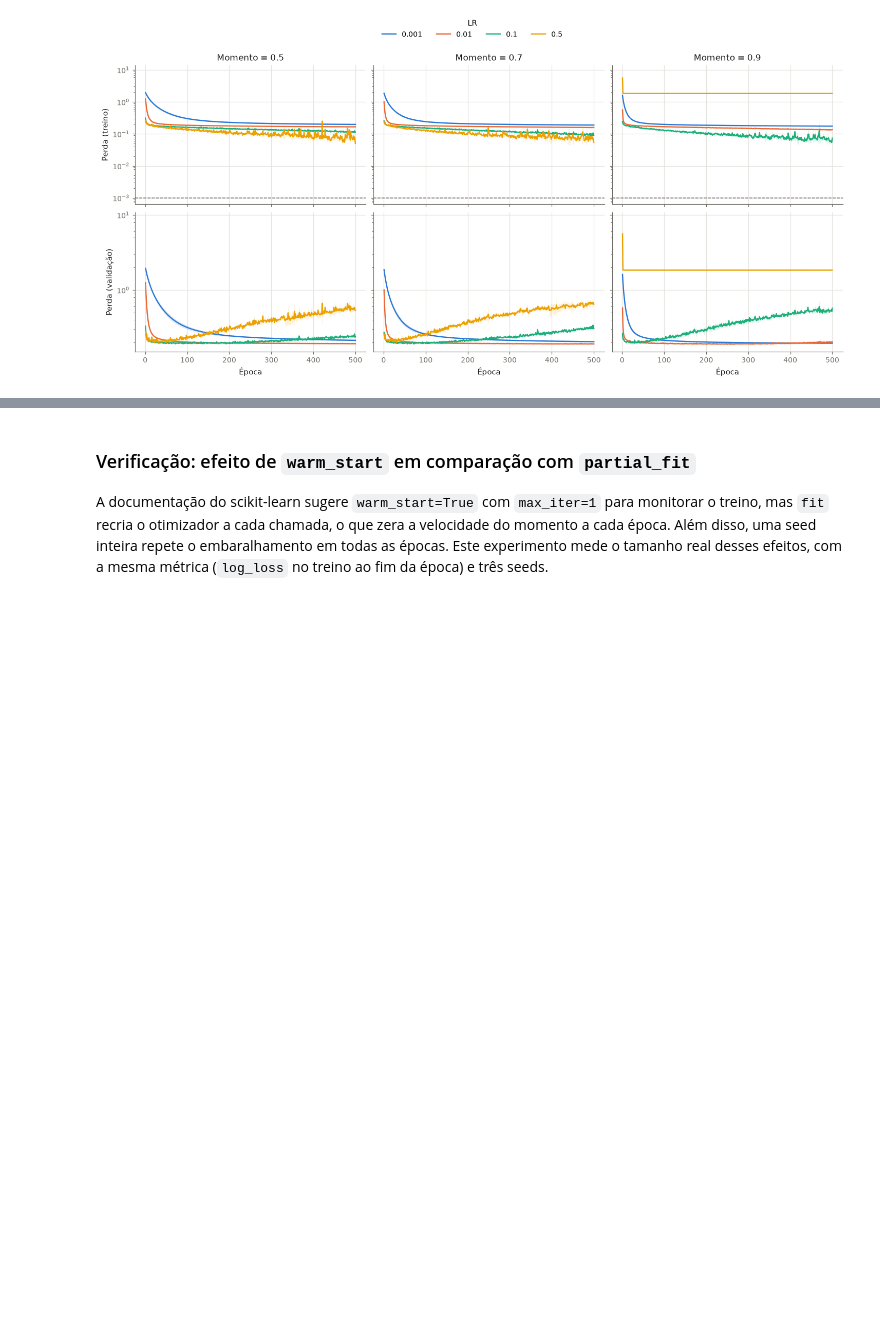
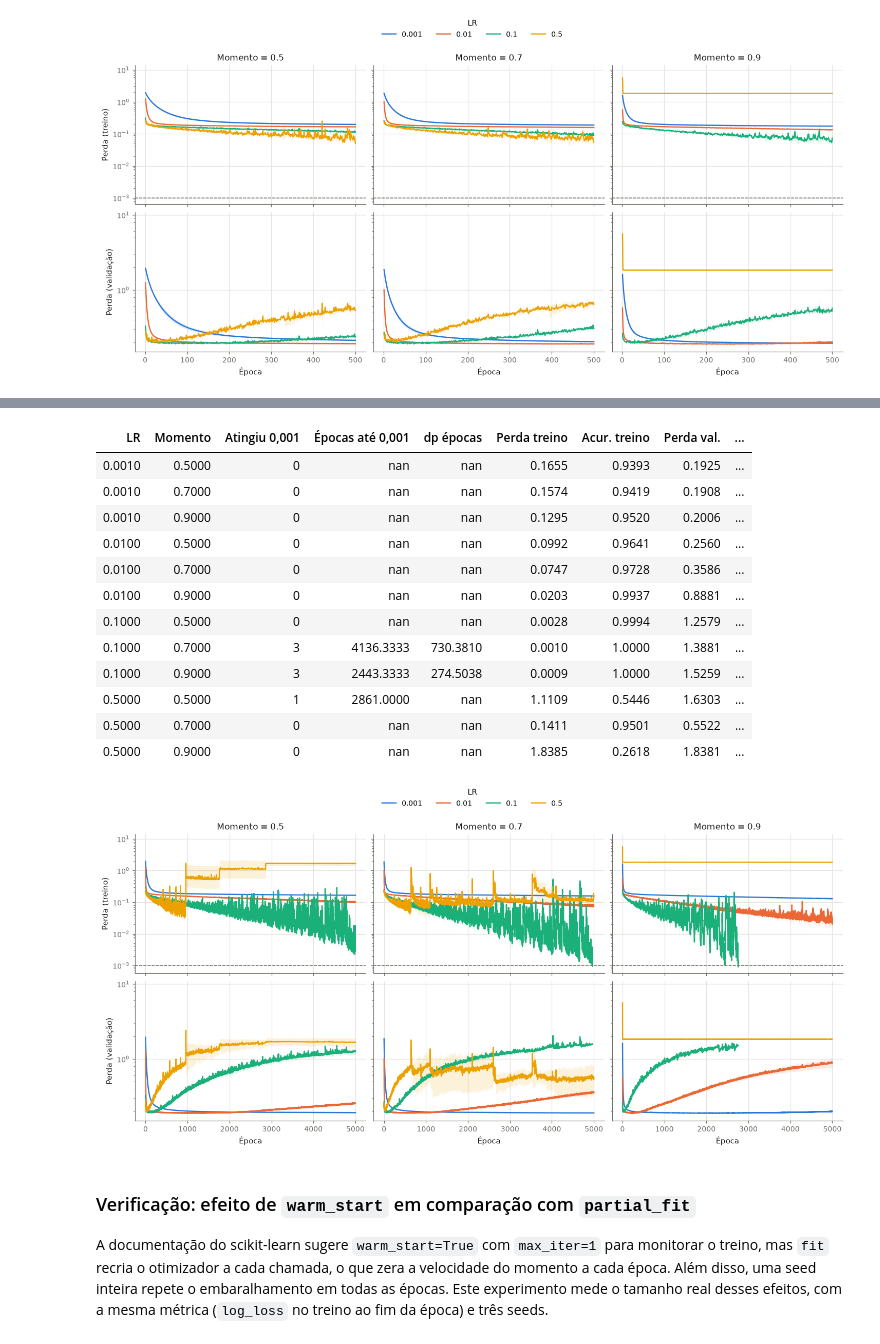
Before and after one commit to William-SWS/mlp-experiment, a Jupyter notebook: notebooks/mlp_dry_bean.ipynb, the cells around one changed output, grey strips where cells are left out. Cells and saved outputs as stored; diff of their text form; code cells hidden in the pictures; blank space fills up the shorter version.

Commit message:
upload da nova configuração dos experimentos

```diff
--- a/notebooks/mlp_dry_bean.ipynb
+++ b/notebooks/mlp_dry_bean.ipynb
@@ -74,6 +74,7 @@ COLUMN_DIGITS = {
     "Épocas até 0,20": 1,
     "Épocas até 0,001": 0,
     "Época val. mín.": 0,
+    "dp épocas": 0,
     "LR": 3,
     "Momento": 1,
 }
@@ -297,3 +305,70 @@ save_figure(
+# %%
+LONG_EPOCHS = 5000
+
+q2_long = run_trials(
+    [
+        Trial(
+            f"LR={lr} m={momentum}",
+            MLPConfig(hidden_layers=Q1_CONFIG.hidden_layers, learning_rate=lr, momentum=momentum,
+                      max_epochs=LONG_EPOCHS, target_loss=TARGET_LOSS),
+            seed,
+        )
+        for lr in LEARNING_RATES
+        for momentum in MOMENTA
+        for seed in THREE_SEEDS
+    ],
+    splits,
+    monitor=("val",),
+)
+q2_long_agg = aggregate(q2_long.summary)
+show(
+    q2_long_agg[["learning_rate", "momentum", "runs_reached_target", "epochs_to_target_mean", "epochs_to_target_std",
+                 "train_loss_mean", "train_accuracy_mean", "val_loss_mean", "val_loss_min_mean", "val_f1_mean"]].rename(
+        columns={
+            "learning_rate": "LR",
+            "momentum": "Momento",
+            "runs_reached_target": "Atingiu 0,001",
+            "epochs_to_target_mean": "Épocas até 0,001",
+            "epochs_to_target_std": "dp épocas",
+            "train_loss_mean": "Perda treino",
+            "train_accuracy_mean": "Acur. treino",
+            "val_loss_mean": "Perda val.",
+            "val_loss_min_mean": "Perda val. mín.",
+            "val_f1_mean": "F1 val.",
+        }
+    ),
+    "q2_convergencia",
+)
+
+q2_long_history = q2_long.histories.merge(
+    q2_long.summary[["label", "seed", "learning_rate", "momentum"]].rename(
+        columns={"momentum": "Momento", "learning_rate": "LR"}
+    ),
+    on=["label", "seed"],
+)
+save_figure(
+    plots.plot_curves(
+        q2_long_history, hue="LR", hue_order=LEARNING_RATES, facet="Momento", facet_order=MOMENTA,
+        metrics=("train_loss", "val_loss"), log_y=("train_loss", "val_loss"),
+        reference_lines={"train_loss": TARGET_LOSS}, legend_title="LR",
+    ),
+    "q2_convergencia",
+);
+# %% [output]
+| LR | Momento | Atingiu 0,001 | Épocas até 0,001 | dp épocas | Perda treino | Acur. treino | Perda val. | ... |
+| 0.0010 | 0.5000 | 0 | nan | nan | 0.1655 | 0.9393 | 0.1925 | ... |
+| 0.0010 | 0.7000 | 0 | nan | nan | 0.1574 | 0.9419 | 0.1908 | ... |
+| 0.0010 | 0.9000 | 0 | nan | nan | 0.1295 | 0.9520 | 0.2006 | ... |
+| 0.0100 | 0.5000 | 0 | nan | nan | 0.0992 | 0.9641 | 0.2560 | ... |
+| 0.0100 | 0.7000 | 0 | nan | nan | 0.0747 | 0.9728 | 0.3586 | ... |
+| 0.0100 | 0.9000 | 0 | nan | nan | 0.0203 | 0.9937 | 0.8881 | ... |
+| 0.1000 | 0.5000 | 0 | nan | nan | 0.0028 | 0.9994 | 1.2579 | ... |
+| 0.1000 | 0.7000 | 3 | 4136.3333 | 730.3810 | 0.0010 | 1.0000 | 1.3881 | ... |
+| 0.1000 | 0.9000 | 3 | 2443.3333 | 274.5038 | 0.0009 | 1.0000 | 1.5259 | ... |
+| 0.5000 | 0.5000 | 1 | 2861.0000 | nan | 1.1109 | 0.5446 | 1.6303 | ... |
+| 0.5000 | 0.7000 | 0 | nan | nan | 0.1411 | 0.9501 | 0.5522 | ... |
+| 0.5000 | 0.9000 | 0 | nan | nan | 1.8385 | 0.2618 | 1.8381 | ... |
+[figure, added]
 # %% [markdown]
 ### Verificação: efeito de `warm_start` em comparação com `partial_fit`
 
```
Also changed, not shown: parts of 1 cell of this notebook, 35 other files.
